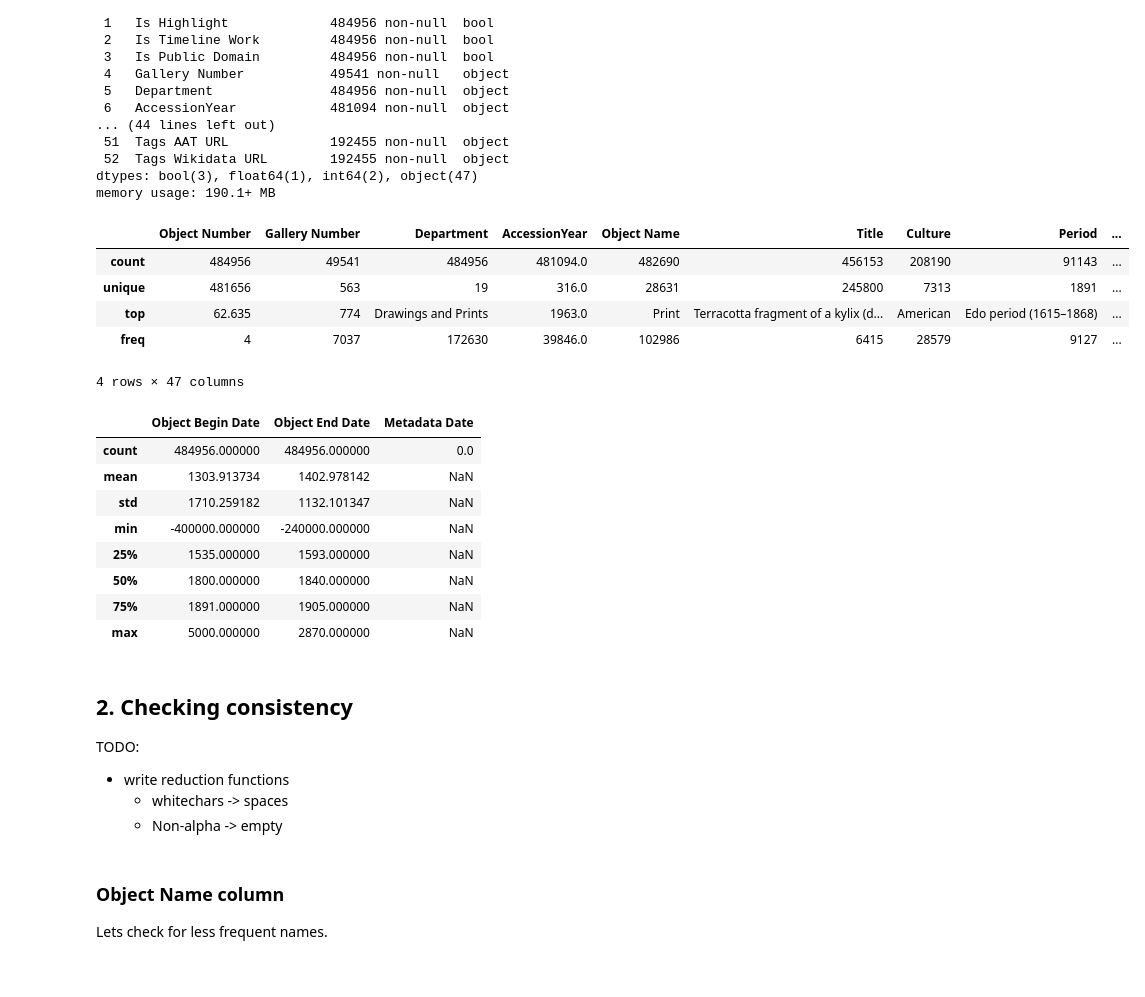
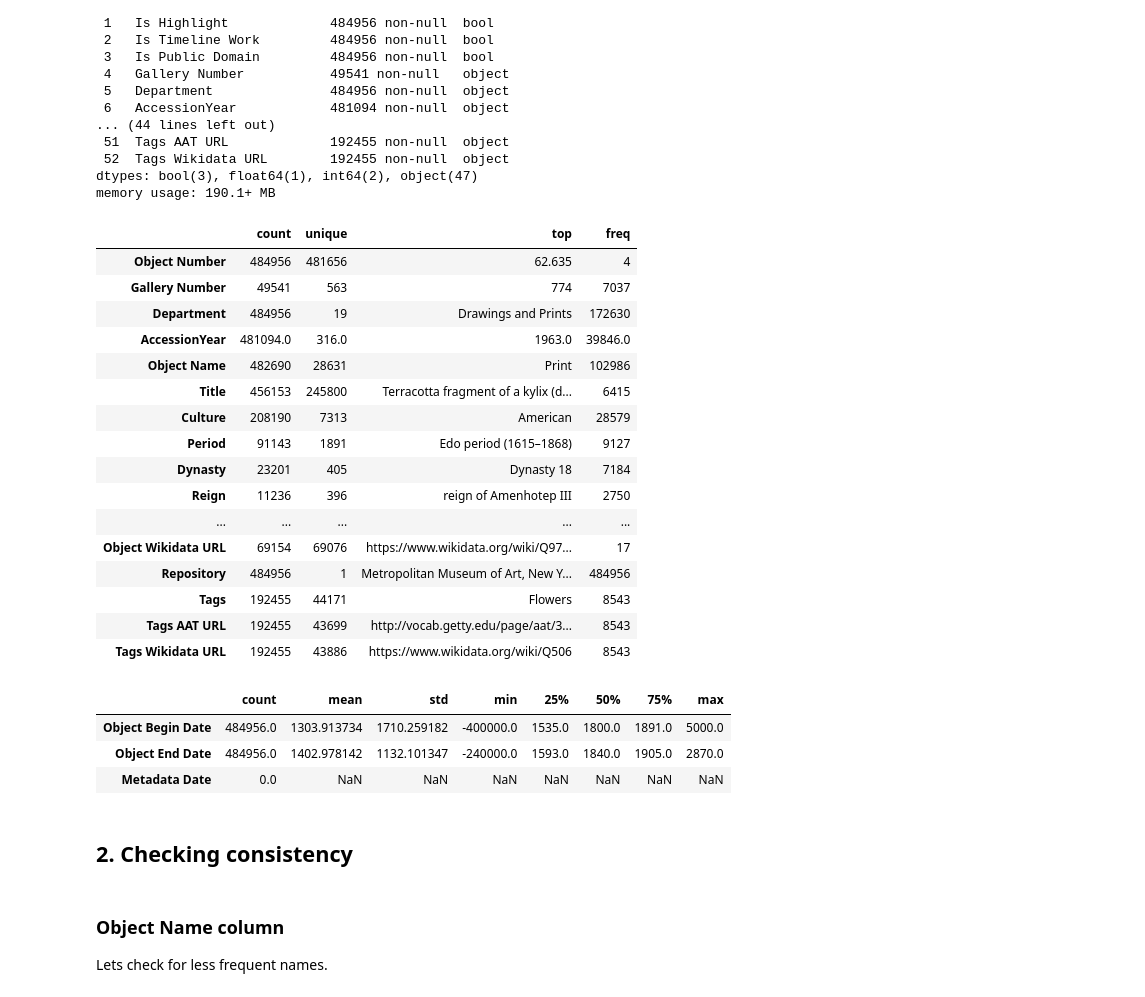
Before and after one commit to ZhigaMason/University, a Jupyter notebook: 01/01_homework.ipynb, the cells around one changed output. Drawn from its saved outputs; the diff is of its cells as text; code cells hidden in the pictures.

```diff
--- a/01/01_homework.ipynb
+++ b/01/01_homework.ipynb
@@ -42,8 +43,8 @@ import seaborn as sns
 ## 1. Downloading the dataset
 We will download it via url (hoping it will not change in next two monthes [30.09]). Either way it will be downloaded and read by pandas
 # %%
-url = 'https://github.com/metmuseum/openaccess/raw/refs/heads/master/MetObjects.csv?download='
-df = pd.read_csv(url, index_col='Object ID')
+# url = 'https://github.com/metmuseum/openaccess/raw/refs/heads/master/MetObjects.csv?download='
+df = pd.read_csv('MetObjects.csv', index_col='Object ID')
 df.head()
 # %% [output]
 |  | Object Number | Is Highlight | Is Timeline Work | Is Public Domain | Gallery Number | Department | ... |
@@ -75,31 +76,32 @@ Data columns (total 53 columns):
 dtypes: bool(3), float64(1), int64(2), object(47)
 memory usage: 190.1+ MB
 # %%
-display(df.select_dtypes(include=object).describe())
-display(df.select_dtypes(exclude=object).describe())
+display(df.select_dtypes(include=object).describe().T)
+display(df.select_dtypes(exclude=object).describe().T)
 # %% [output]
-|  | Object Number | Gallery Number | Department | AccessionYear | Object Name | Title | Culture | Period | ... |
-| count | 484956 | 49541 | 484956 | 481094.0 | 482690 | 456153 | 208190 | 91143 | ... |
-| unique | 481656 | 563 | 19 | 316.0 | 28631 | 245800 | 7313 | 1891 | ... |
-| top | 62.635 | 774 | Drawings and Prints | 1963.0 | Print | Terracotta fragment of a kylix (d... | American | Edo period (1615–1868) | ... |
-| freq | 4 | 7037 | 172630 | 39846.0 | 102986 | 6415 | 28579 | 9127 | ... |
+|  | count | unique | top | freq |
+| Object Number | 484956 | 481656 | 62.635 | 4 |
+| Gallery Number | 49541 | 563 | 774 | 7037 |
+| Department | 484956 | 19 | Drawings and Prints | 172630 |
+| AccessionYear | 481094.0 | 316.0 | 1963.0 | 39846.0 |
+| Object Name | 482690 | 28631 | Print | 102986 |
+| Title | 456153 | 245800 | Terracotta fragment of a kylix (d... | 6415 |
+| Culture | 208190 | 7313 | American | 28579 |
+| Period | 91143 | 1891 | Edo period (1615–1868) | 9127 |
+| Dynasty | 23201 | 405 | Dynasty 18 | 7184 |
+| Reign | 11236 | 396 | reign of Amenhotep III | 2750 |
+| ... | ... | ... | ... | ... |
+| Object Wikidata URL | 69154 | 69076 | https://www.wikidata.org/wiki/Q97... | 17 |
+| Repository | 484956 | 1 | Metropolitan Museum of Art, New Y... | 484956 |
+| Tags | 192455 | 44171 | Flowers | 8543 |
+| Tags AAT URL | 192455 | 43699 | http://vocab.getty.edu/page/aat/3... | 8543 |
+| Tags Wikidata URL | 192455 | 43886 | https://www.wikidata.org/wiki/Q506 | 8543 |
-4 rows × 47 columns
-|  | Object Begin Date | Object End Date | Metadata Date |
-| count | 484956.000000 | 484956.000000 | 0.0 |
-| mean | 1303.913734 | 1402.978142 | NaN |
-| std | 1710.259182 | 1132.101347 | NaN |
-| min | -400000.000000 | -240000.000000 | NaN |
-| 25% | 1535.000000 | 1593.000000 | NaN |
-| 50% | 1800.000000 | 1840.000000 | NaN |
-| 75% | 1891.000000 | 1905.000000 | NaN |
-| max | 5000.000000 | 2870.000000 | NaN |
+|  | count | mean | std | min | 25% | 50% | 75% | max |
+| Object Begin Date | 484956.0 | 1303.913734 | 1710.259182 | -400000.0 | 1535.0 | 1800.0 | 1891.0 | 5000.0 |
+| Object End Date | 484956.0 | 1402.978142 | 1132.101347 | -240000.0 | 1593.0 | 1840.0 | 1905.0 | 2870.0 |
+| Metadata Date | 0.0 | NaN | NaN | NaN | NaN | NaN | NaN | NaN |
 # %% [markdown]
 ## 2. Checking consistency
-
-TODO:
-* write reduction functions
-  * whitechars -> spaces
-  * Non-alpha -> empty
 # %% [markdown]
 ### Object Name column
 Lets check for less frequent names.
```
Also changed, not shown: parts of 51 cells of this notebook.
